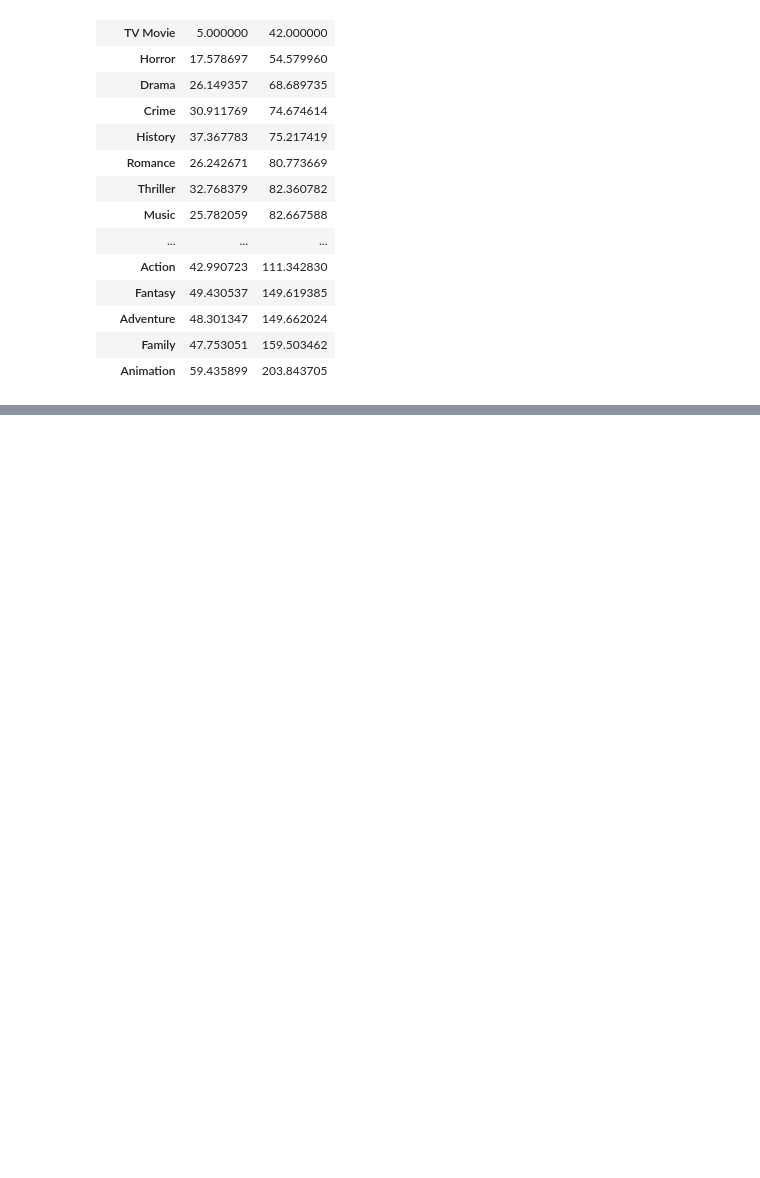
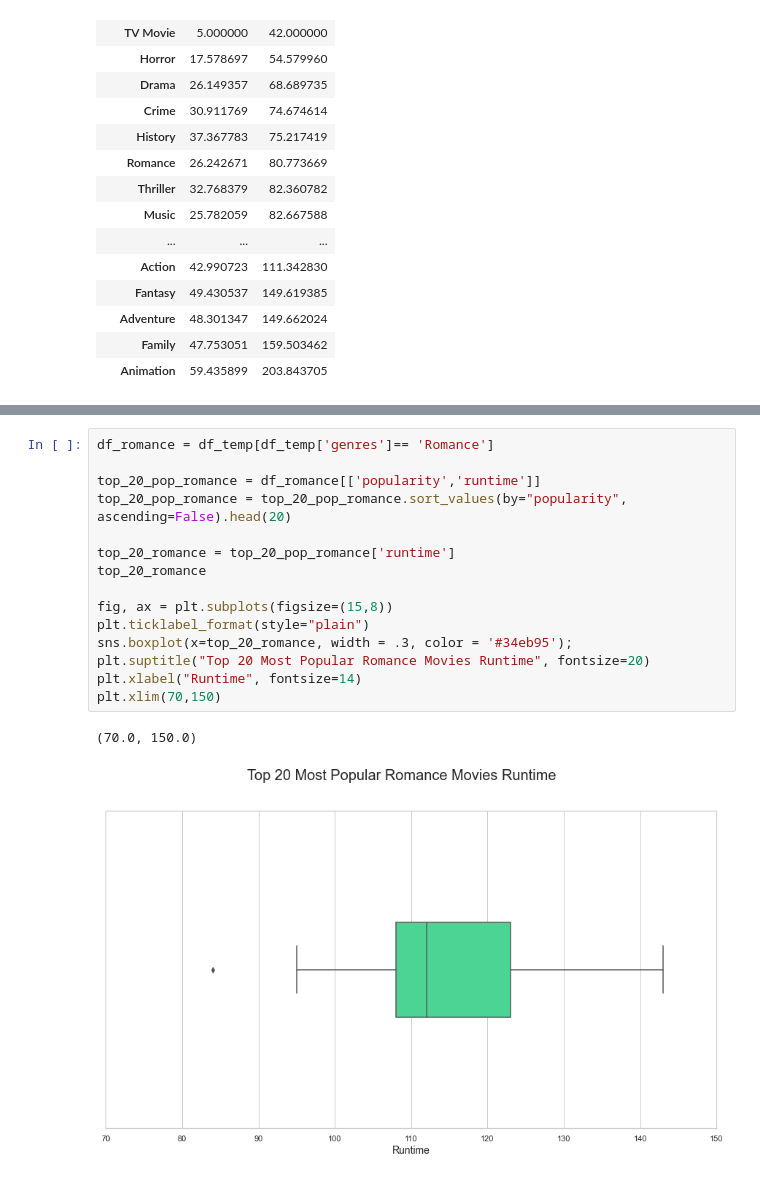
Before and after one commit to krbendol/movie_analysis_Microsoft, a Jupyter notebook: cleaning_of_data.ipynb, the cells around one changed output, grey strips where cells are left out. Drawn from its saved outputs; the diff is of its cells as text; blank space fills up the shorter version.

```diff
--- a/cleaning_of_data.ipynb
+++ b/cleaning_of_data.ipynb
@@ -509,0 +518,18 @@ df_budget_rev_nsd
+# %%
+df_romance = df_temp[df_temp['genres']== 'Romance']
+
+top_20_pop_romance = df_romance[['popularity','runtime']]
+top_20_pop_romance = top_20_pop_romance.sort_values(by="popularity", ascending=False).head(20)
+
+top_20_romance = top_20_pop_romance['runtime']
+top_20_romance
+
+fig, ax = plt.subplots(figsize=(15,8))
+plt.ticklabel_format(style="plain")
+sns.boxplot(x=top_20_romance, width = .3, color = '#34eb95');
+plt.suptitle("Top 20 Most Popular Romance Movies Runtime", fontsize=20)
+plt.xlabel("Runtime", fontsize=14)
+plt.xlim(70,150)
+# %% [output]
+(70.0, 150.0)
+[figure, added]
```
Also changed, not shown: parts of 11 cells of this notebook.
